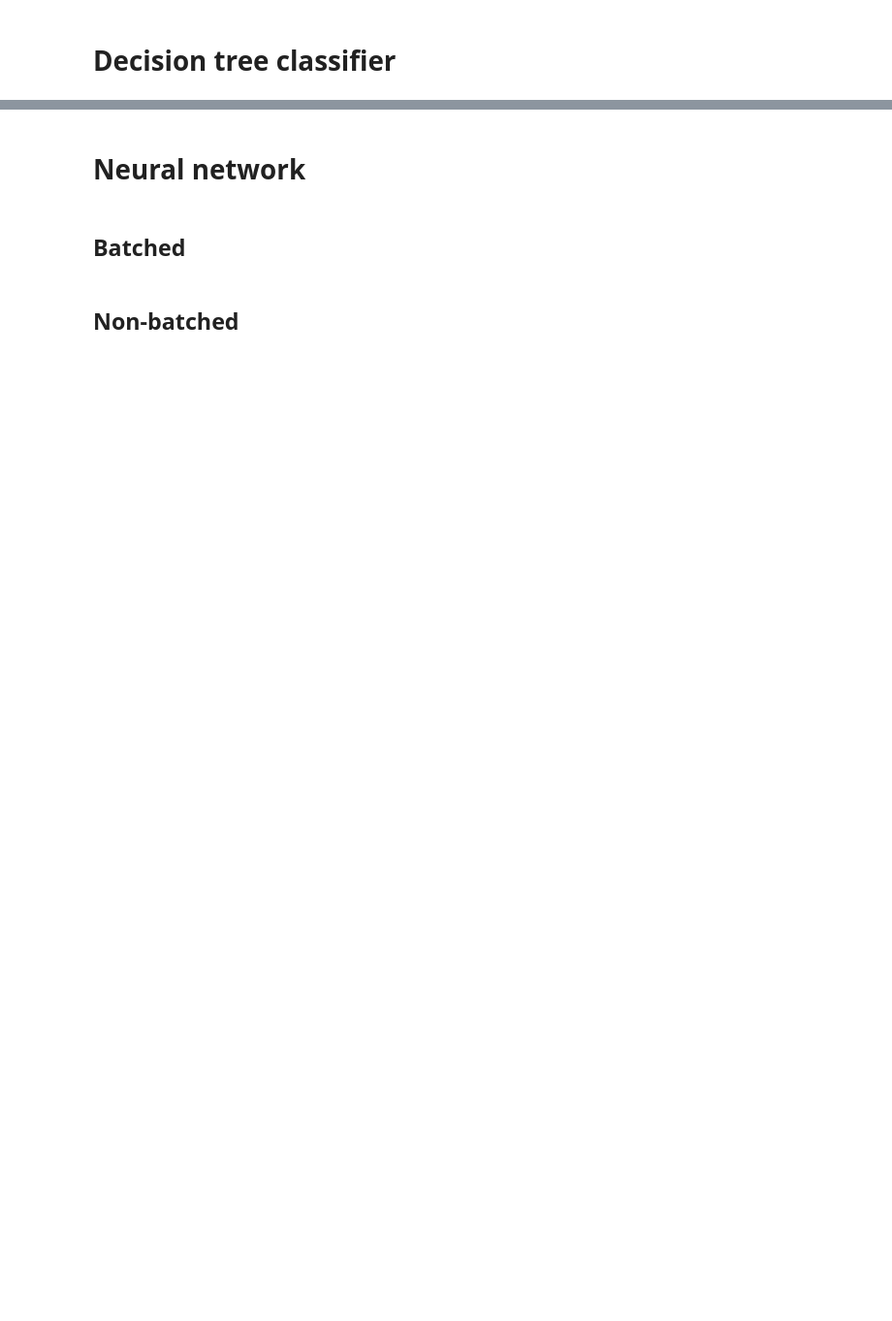
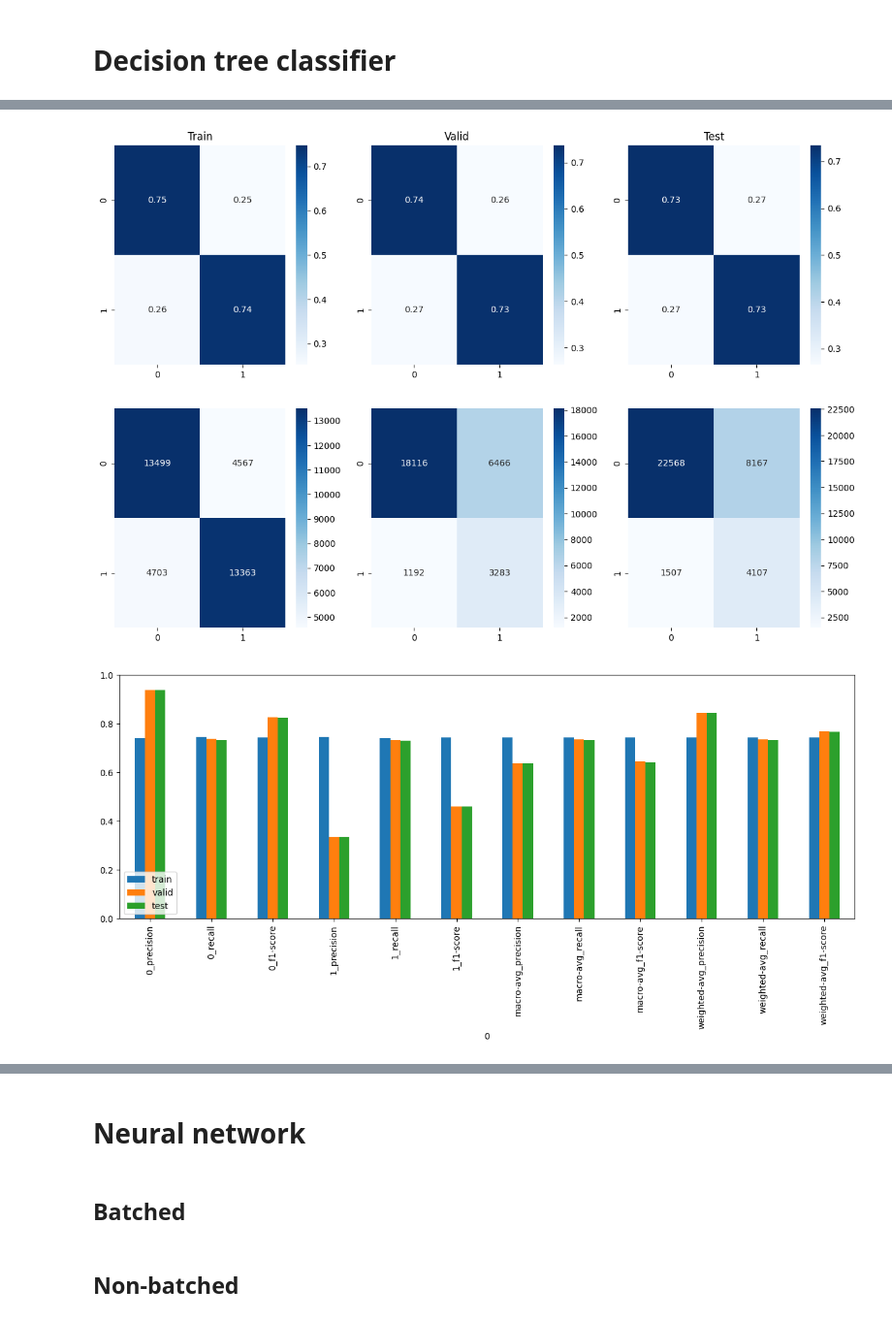
Before and after one commit to gentannipea/DataMining-2023, a Jupyter notebook: notebooks/Classification.ipynb, the cells around one changed output, grey strips where cells are left out. Shown: that part at 97% size. Drawn from its saved outputs; the diff is of its cells as text; code cells hidden in the pictures; blank space fills up the shorter version.

```diff
--- a/notebooks/Classification.ipynb
+++ b/notebooks/Classification.ipynb
@@ -377,3 +392,54 @@ heatmap(confusion_matrix(y_valid, best_predictions), annot=True, fmt='d');
+# %%
+import seaborn as sns
+from sklearn.metrics import confusion_matrix
+
+def writable(class_report, base_key = '', separator = '_'):
+    for key, value in class_report.items():
+        if isinstance(value, dict):
+            yield from writable(value, key)
+        else:
+            yield str(base_key + separator + key).replace(' ', '-'), value
+
+y_pred_train = best_clf.predict(X_train)
+y_pred_valid = best_clf.predict(X_valid)
+y_pred_test = best_clf.predict(X_test)
+
+# Confusion matrices
+fig, axs = plt.subplots(2, 3, figsize=(15, 10))
+axs[0][0].set_title('Train')
+axs[0][1].set_title('Valid')
+axs[0][2].set_title('Test')
+sns.heatmap(confusion_matrix(y_train, y_pred_train, normalize='true'), annot=True, ax=axs[0][0], cmap = 'Blues')
+sns.heatmap(confusion_matrix(y_valid, y_pred_valid, normalize='true'), annot=True, ax=axs[0][1], cmap = 'Blues')
+sns.heatmap(confusion_matrix(y_test, y_pred_test, normalize='true'), annot=True, ax=axs[0][2], cmap = 'Blues')
+sns.heatmap(confusion_matrix(y_train, y_pred_train), annot=True, fmt='d' , ax=axs[1][0], cmap = 'Blues')
+sns.heatmap(confusion_matrix(y_valid, y_pred_valid), annot=True, fmt='d', ax=axs[1][1], cmap = 'Blues')
+sns.heatmap(confusion_matrix(y_test, y_pred_test), annot=True, fmt='d', ax=axs[1][2], cmap = 'Blues')
+plt.show()
+
+from sklearn.metrics import classification_report
+# Scores
+fig, ax = plt.subplots(figsize=(15, 5))
+tr_cr = pd.DataFrame(writable(classification_report(y_train, y_pred_train, labels=[0, 1], output_dict=True), 'train'), columns=['0', 'train'])
+tr_cr.set_index('0', inplace=True)
+va_cr = pd.DataFrame(writable(classification_report(y_valid, y_pred_valid, labels=[0, 1], output_dict=True), 'valid'), columns=['0', 'valid'])
+va_cr.set_index('0', inplace=True)
+te_cr = pd.DataFrame(writable(classification_report(y_test, y_pred_test, labels=[0, 1], output_dict=True), 'test'), columns=['0', 'test'])
+te_cr.set_index('0', inplace=True)
+
+trvate = tr_cr.merge(va_cr, left_index=True, right_index=True)
+trvate = trvate.merge(te_cr, left_index=True, right_index=True)
+
+# remove all rows where index contains 'support'
+trvate = trvate[~trvate.index.str.contains('support')]
+
+trvate.plot.bar(ax=ax)
+plt.ylim(0, 1)
+plt.legend(loc='lower left')
+plt.show()
+# %% [output]
+[figure, added]
+[figure, added]
 # %%
 importances = best_clf.feature_importances_
 
```
Also changed, not shown: parts of 18 cells of this notebook.
